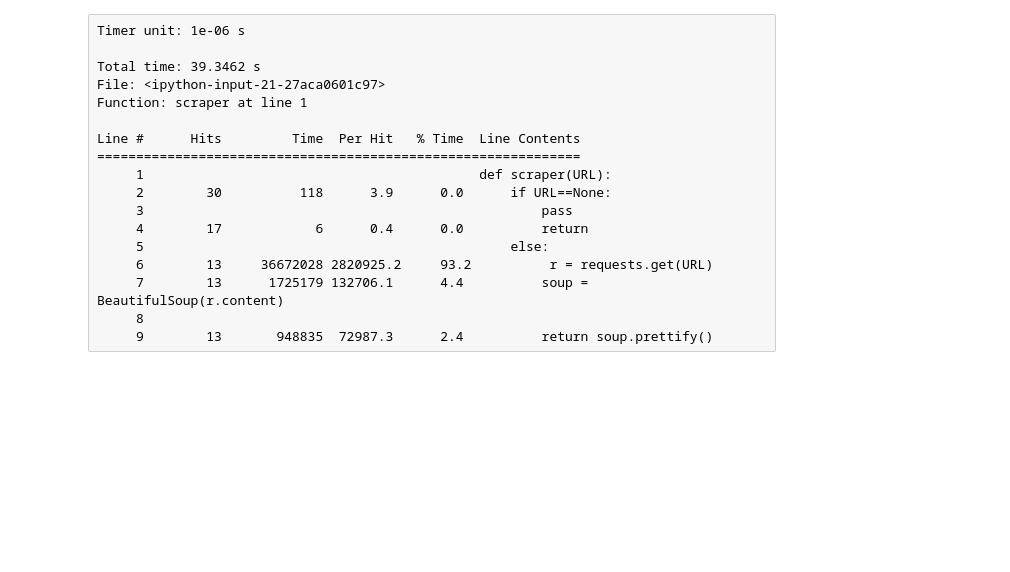
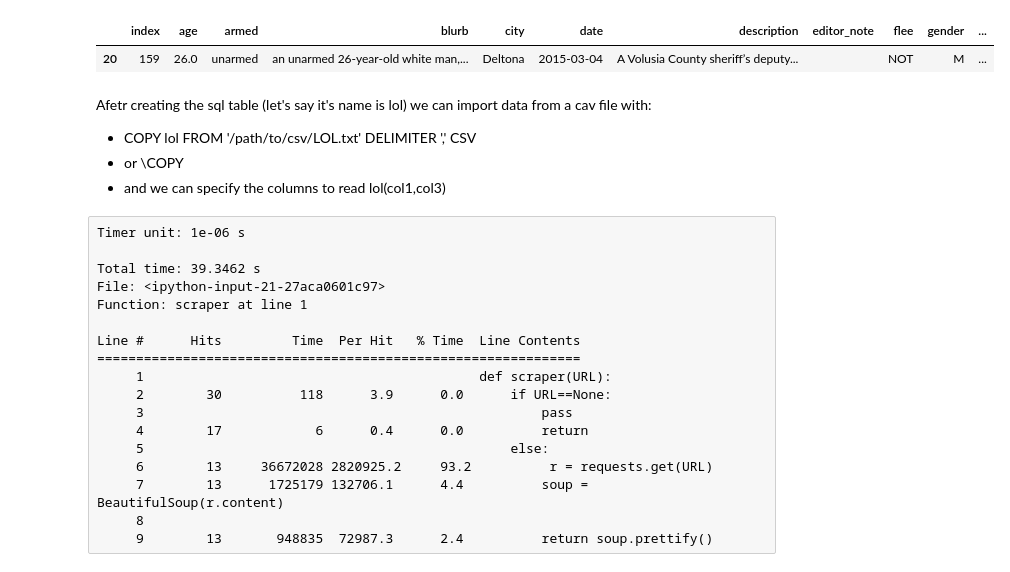
Before and after one commit to wallygauze/data-police-shootings, a Jupyter notebook: Wally_Gauze_Project/FlaskApp/prototype_wip.ipynb, the cells around one changed output. Saved outputs shown, nothing was run; the diff lists cells and outputs as text; code cells hidden in the pictures; blank space fills up the shorter version.

```diff
--- a/Wally_Gauze_Project/FlaskApp/prototype_wip.ipynb
+++ b/Wally_Gauze_Project/FlaskApp/prototype_wip.ipynb
@@ -41,0 +49,7 @@ def for_profiler(): # use just code inside the function when not using the profi
+# %%
+# only one that failed in 2015 data.
+
+data[data['source_2']=='http://www.huffingtonpost.com/2015/03/05/derek-cruice-shot-in-face_n_6805902.html']
+# %% [output]
+|  | index | age | armed | blurb | city | date | description | editor_note | flee | gender | ... |
+| 20 | 159 | 26.0 | unarmed | an unarmed 26-year-old white man,... | Deltona | 2015-03-04 | A Volusia County sheriff’s deputy... |  | NOT | M | ... |
@@ -41,0 +6181,5 @@ def for_profiler(): # use just code inside the function when not using the profi
+# %% [markdown]
+Afetr creating the sql table (let's say it's name is lol) we can import data from a cav file with:
+- COPY lol FROM '/path/to/csv/LOL.txt' DELIMITER ',' CSV
+- or \COPY
+- and we can specify the columns to read lol(col1,col3)
```
Also changed, not shown: parts of 6 cells of this notebook.
